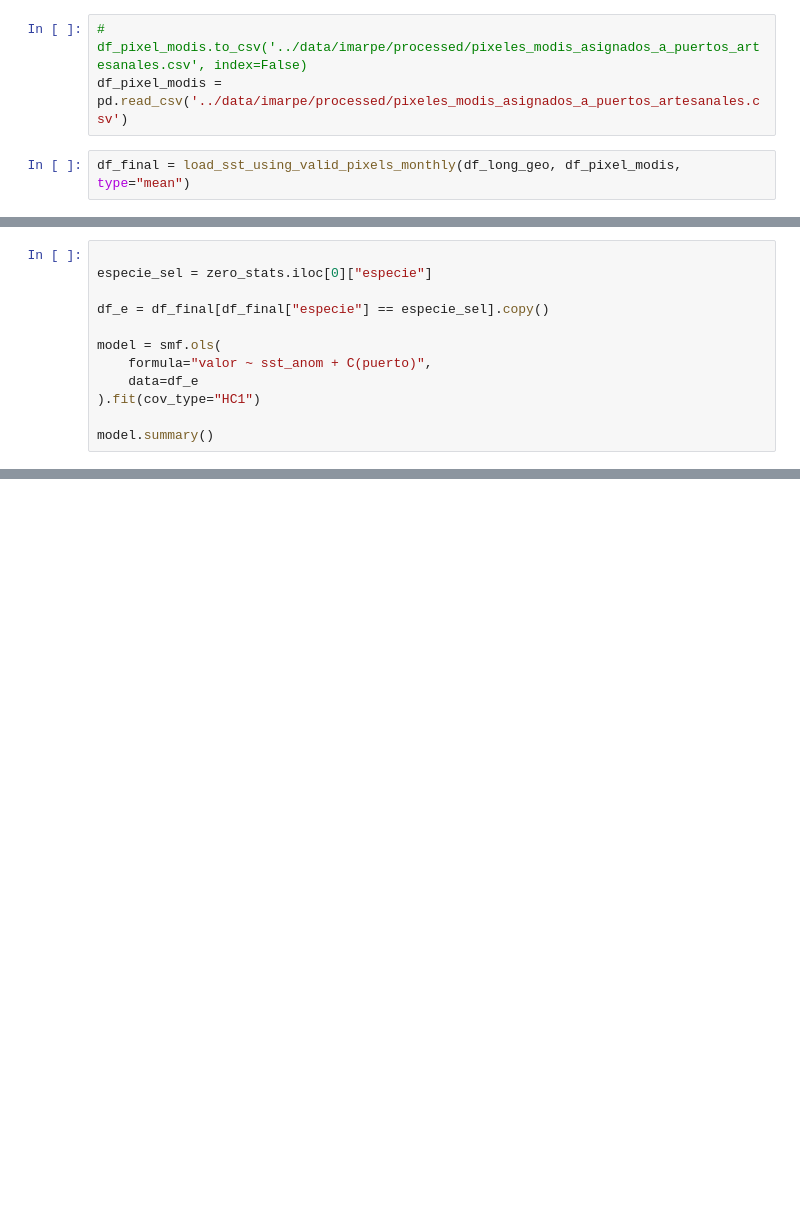
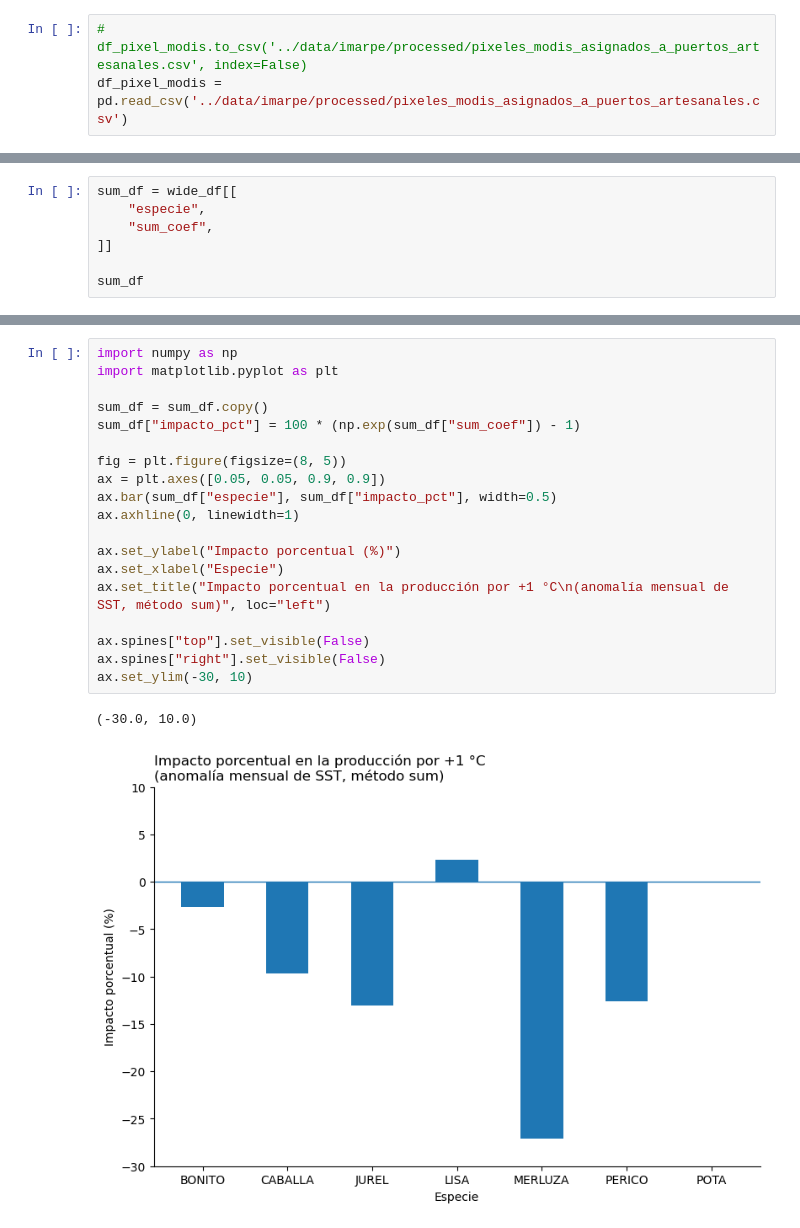
Before and after one commit to dbrisaro/peru-fisheries-sst-analysis, a Jupyter notebook: src/claculate_elasticities_artisanal_fisheries.ipynb, the cells around one changed output, grey strips where cells are left out. Saved outputs shown, nothing was run; the diff lists cells and outputs as text; blank space fills up the shorter version.

```diff
--- a/src/claculate_elasticities_artisanal_fisheries.ipynb
+++ b/src/claculate_elasticities_artisanal_fisheries.ipynb
@@ -200,5 +199,3 @@ def load_sst_using_valid_pixels_monthly(df_long_geo, df_pixel_modis, type="mean"
 # %%
 # df_pixel_modis.to_csv('../data/imarpe/processed/pixeles_modis_asignados_a_puertos_artesanales.csv', index=False)
 df_pixel_modis = pd.read_csv('../data/imarpe/processed/pixeles_modis_asignados_a_puertos_artesanales.csv')
-# %%
-df_final = load_sst_using_valid_pixels_monthly(df_long_geo, df_pixel_modis, type="mean")
@@ -225,12 +201,0 @@ zero_stats
-# %%
-
-especie_sel = zero_stats.iloc[0]["especie"]
-
-df_e = df_final[df_final["especie"] == especie_sel].copy()
-
-model = smf.ols(
-    formula="valor ~ sst_anom + C(puerto)",
-    data=df_e
-).fit(cov_type="HC1")
-
-model.summary()
@@ -269,0 +325,7 @@ Notes:
+# %%
+sum_df = wide_df[[
+    "especie",
+    "sum_coef",
+]]
+
+sum_df
@@ -269,0 +341,22 @@ Notes:
+# %%
+import numpy as np
+import matplotlib.pyplot as plt
+
+sum_df = sum_df.copy()
+sum_df["impacto_pct"] = 100 * (np.exp(sum_df["sum_coef"]) - 1)
+
+fig = plt.figure(figsize=(8, 5))
+ax = plt.axes([0.05, 0.05, 0.9, 0.9])
+ax.bar(sum_df["especie"], sum_df["impacto_pct"], width=0.5)
+ax.axhline(0, linewidth=1)
+
+ax.set_ylabel("Impacto porcentual (%)")
+ax.set_xlabel("Especie")
+ax.set_title("Impacto porcentual en la producción por +1 °C\n(anomalía mensual de SST, método sum)", loc="left")
+
+ax.spines["top"].set_visible(False)
+ax.spines["right"].set_visible(False)
+ax.set_ylim(-30, 10)
+# %% [output]
+(-30.0, 10.0)
+[figure, added]
```
Also changed, not shown: parts of 11 cells of this notebook.
